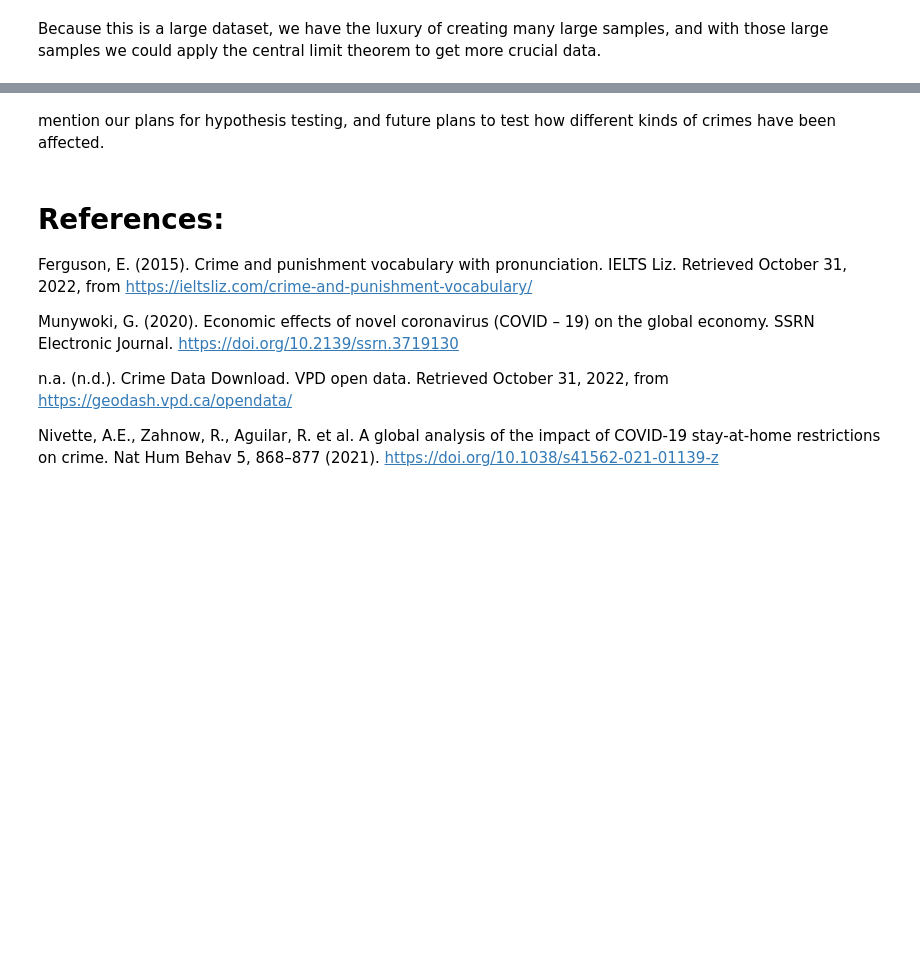
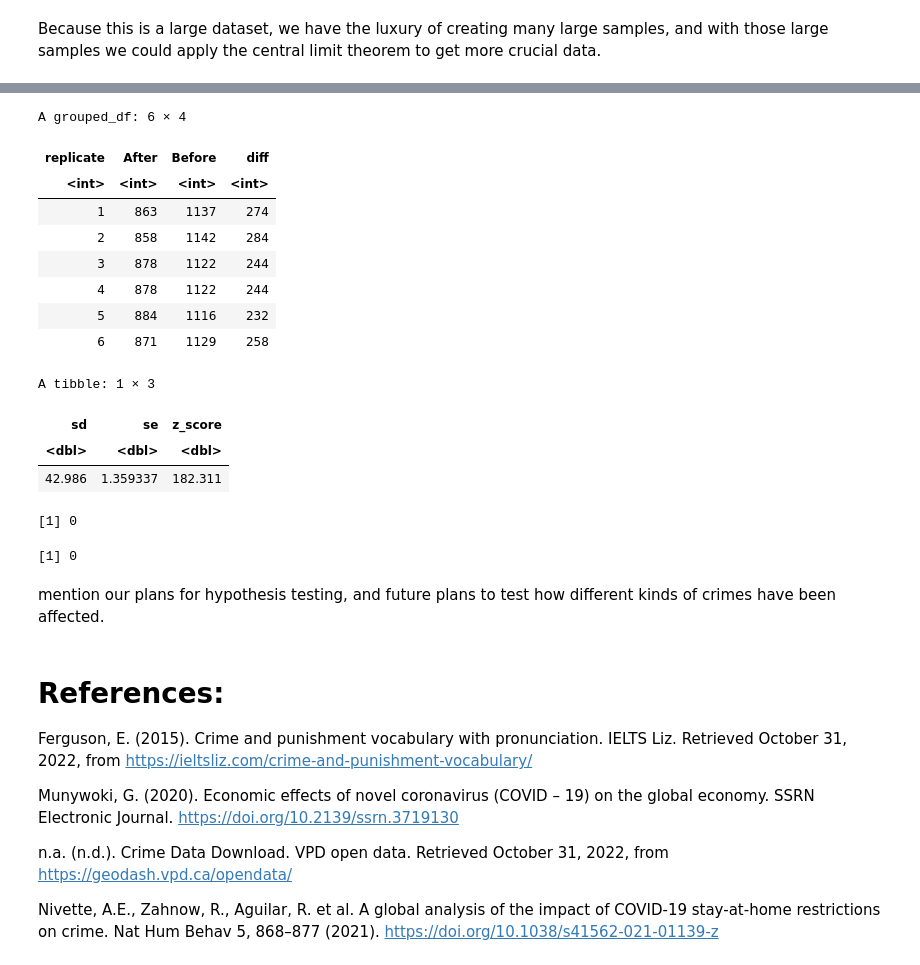
Before and after one commit to NeilLi26/Effects-Of-Covid19-on-Crime-Rate, a Jupyter notebook: proposal.ipynb, the cells around one changed output, grey strips where cells are left out. Saved outputs shown, nothing was run; the diff lists cells and outputs as text; code cells hidden in the pictures; blank space fills up the shorter version.

Commit message:
sd, se, z_score, p_value

```diff
--- a/proposal.ipynb
+++ b/proposal.ipynb
@@ -173,3 +267,43 @@ sample_quantile_plot
+# %%
+head(diff_sampling_dist_CLT)
+# n of before & after
+# mean of before & after
+# var of before & after
+
+# sd(diff_sampling_dist_CLT$diff)
+# nrow(diff_sampling_dist_CLT)
+# sqrt(nrow(diff_sampling_dist_CLT))
+
+
+# size 1000, large enough so using normal model.
+# sample standard deviation is approximately equal to population standard deviation
+
+sample_sd_CLT <- sd(diff_sampling_dist_CLT$diff)
+std_error_CLT <- sample_sd_CLT/sqrt(1000)
+z_CLT <- (mean_CLT-0)/std_error_CLT
+
+tibble(sd = sample_sd_CLT,
+       se = std_error_CLT,
+       z_score = (mean_CLT-0)/std_error_CLT)
+
+2* pnorm(z_CLT, lower.tail = FALSE)
+2* pt(z_CLT, df=1000-1, lower.tail = FALSE)
+# %% [output]
+A grouped_df: 6 × 4
+| replicate | After | Before | diff |
+| <int> | <int> | <int> | <int> |
+| 1 | 863 | 1137 | 274 |
+| 2 | 858 | 1142 | 284 |
+| 3 | 878 | 1122 | 244 |
+| 4 | 878 | 1122 | 244 |
+| 5 | 884 | 1116 | 232 |
+| 6 | 871 | 1129 | 258 |
+A tibble: 1 × 3
+| sd | se | z_score |
+| <dbl> | <dbl> | <dbl> |
+| 42.986 | 1.359337 | 182.311 |
+[1] 0
+[1] 0
 # %% [markdown]
 mention our plans for hypothesis testing, and future plans to test how different kinds of crimes have been affected.
 # %% [markdown]
```
Also changed, not shown: parts of 14 cells of this notebook.
